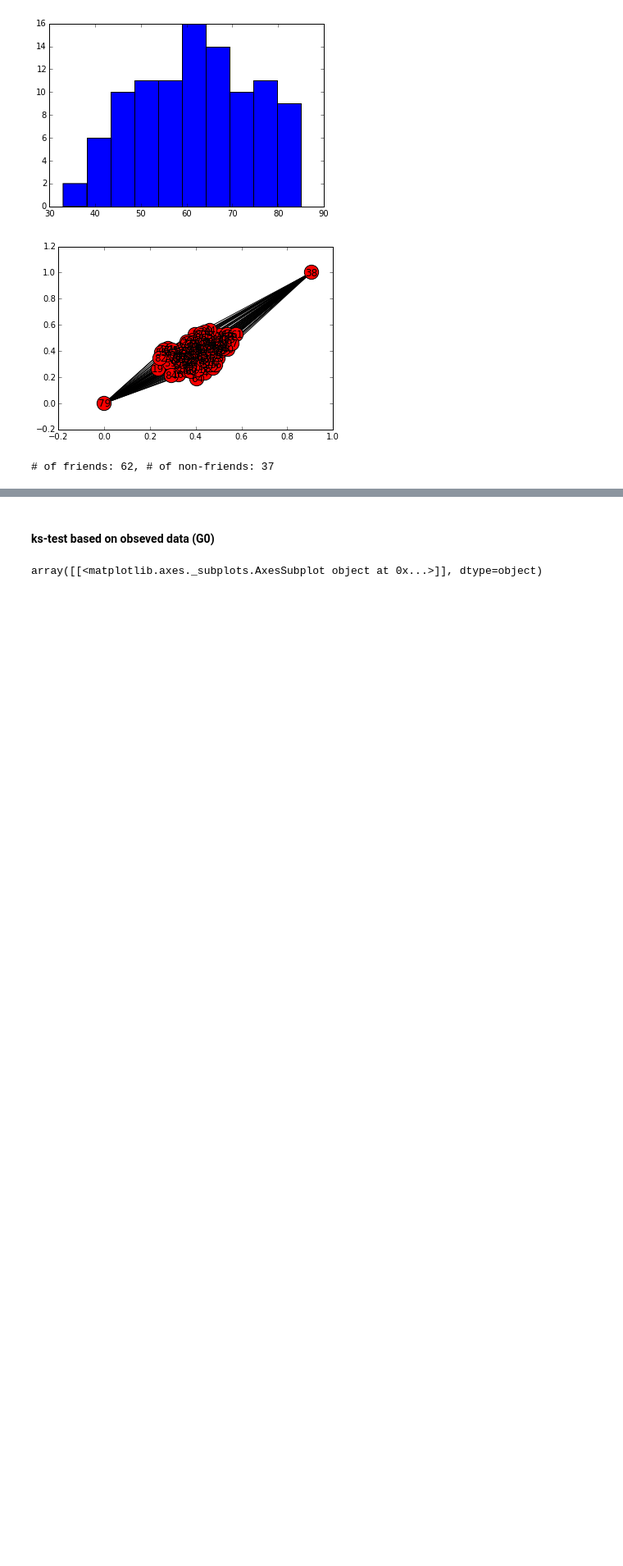
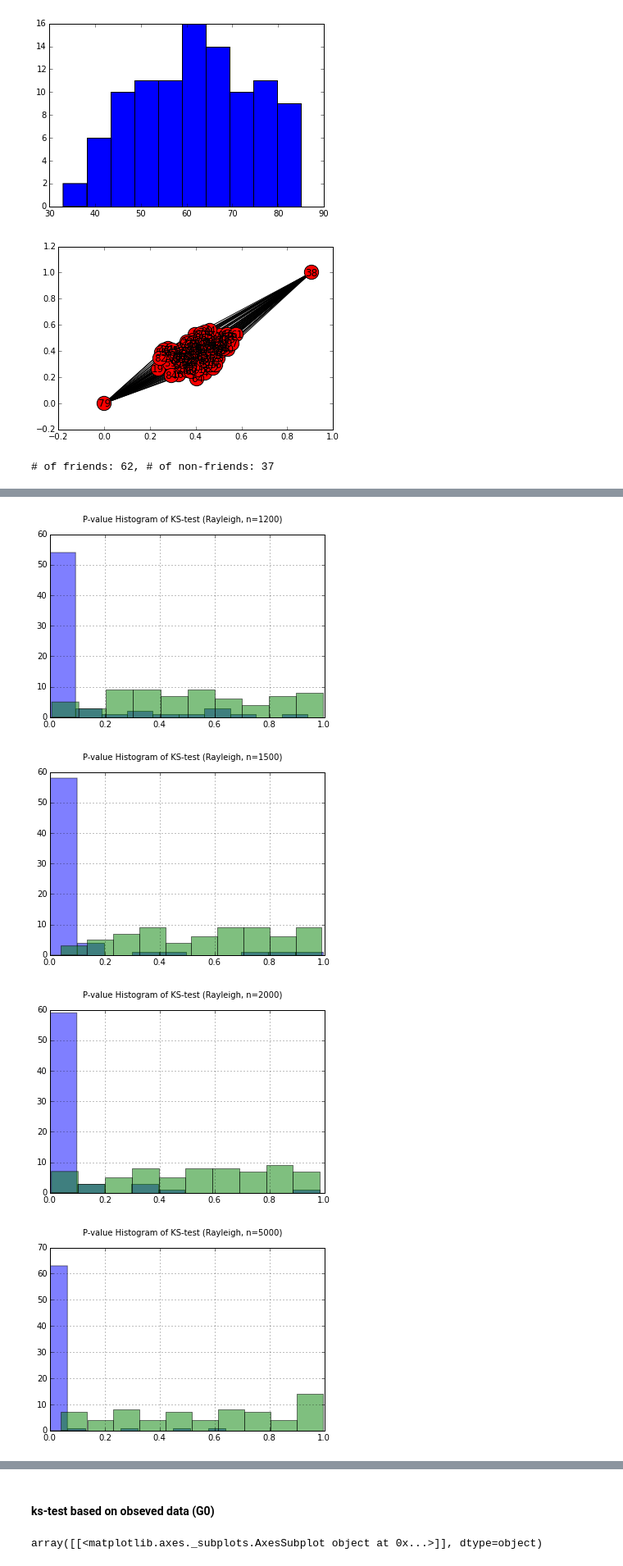
Before and after one commit to beingzy/phd_experiment, a Jupyter notebook: learning_wrapper_algorithm_dev.ipynb, the cells around one changed output, grey strips where cells are left out. Shown at 82% size. Saved outputs shown, nothing was run; the diff lists cells and outputs as text; code cells hidden in the pictures; blank space fills up the shorter version.

```diff
--- a/learning_wrapper_algorithm_dev.ipynb
+++ b/learning_wrapper_algorithm_dev.ipynb
@@ -722,0 +899,19 @@ array([[<matplotlib.axes._subplots.AxesSubplot object at 0x...>]], dtype=object)
+# %%
+n_samp_range = [1200, 1500, 2000, 5000, 10000]
+for num in n_samp_range:
+    #start = timeit()
+
+    n_samp = num
+    res = hyper_parameter_tester(weights_a, weights_b, is_fit, n_samp)
+    title_str = "P-value Histogram of KS-test (Rayleigh, n=%d)" % n_samp
+
+    plt.figure()
+    res.true_pval.hist(alpha=0.5)
+    res.wrong_pval.hist(alpha=0.5)
+    plt.suptitle(title_str)
+    plt.show()
+# %% [output]
+[figure, added]
+[figure, added]
+[figure, added]
+[figure, added]
```
Also changed, not shown: parts of 17 cells of this notebook, 1 other file.
